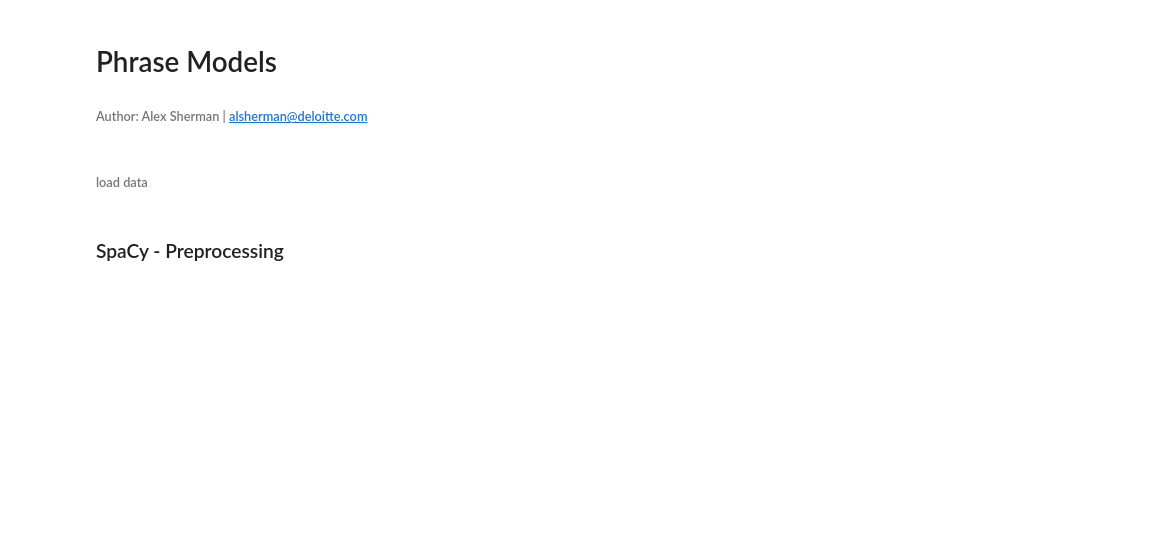
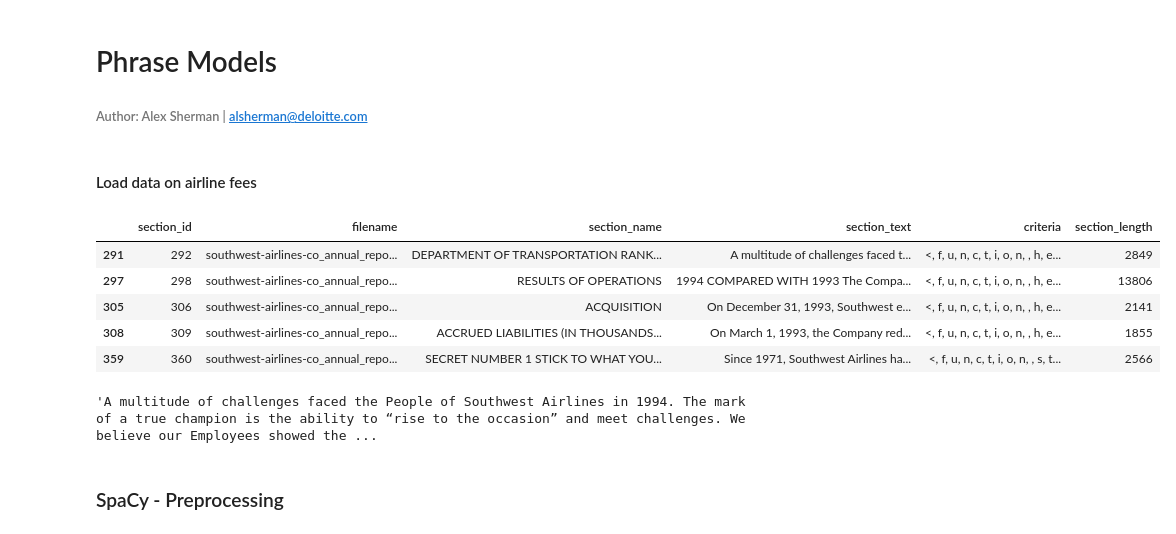
Before and after one commit to Alexjmsherman/nlp_practicum_original, a Jupyter notebook: lessons/lesson8_topic_models/Phrase Models.ipynb, the cells around one changed output. Drawn from its saved outputs; the diff is of its cells as text; code cells hidden in the pictures; blank space fills up the shorter version.

```diff
--- a/lessons/lesson8_topic_models/Phrase Models.ipynb
+++ b/lessons/lesson8_topic_models/Phrase Models.ipynb
@@ -22,2 +14,0 @@ GENSIM_CORPUS_PATH = config['NLP']['GENSIM_CORPUS_PATH']
-# %% [markdown]
-###### load data
@@ -24,10 +24,28 @@ GENSIM_CORPUS_PATH = config['NLP']['GENSIM_CORPUS_PATH']
+# %% [markdown]
+#### Load data on airline fees
 # %%
 engine = create_engine(DB_PATH)
 df = pd.read_sql("SELECT * FROM Sections", con=engine)
 
+# the annual report from 1992 was scanned in poor quality
+# and the text was not legible
+df = df[df.filename != 'southwest-airlines-co_annual_report_1992.docx']
+
 # filter to relevant sections
 df = df[df['section_text'].str.contains('fee')][0:50]
-text = ' '.join([section for section in df['section_text']])
+df.head()
+# %% [output]
+|  | section_id | filename | section_name | section_text | criteria | section_length |
+| 291 | 292 | southwest-airlines-co_annual_repo... | DEPARTMENT OF TRANSPORTATION RANK... | A multitude of challenges faced t... | <, f, u, n, c, t, i, o, n, , h, e... | 2849 |
+| 297 | 298 | southwest-airlines-co_annual_repo... | RESULTS OF OPERATIONS | 1994 COMPARED WITH 1993 The Compa... | <, f, u, n, c, t, i, o, n, , h, e... | 13806 |
+| 305 | 306 | southwest-airlines-co_annual_repo... | ACQUISITION | On December 31, 1993, Southwest e... | <, f, u, n, c, t, i, o, n, , h, e... | 2141 |
+| 308 | 309 | southwest-airlines-co_annual_repo... | ACCRUED LIABILITIES (IN THOUSANDS... | On March 1, 1993, the Company red... | <, f, u, n, c, t, i, o, n, , h, e... | 1855 |
+| 359 | 360 | southwest-airlines-co_annual_repo... | SECRET NUMBER 1 STICK TO WHAT YOU... | Since 1971, Southwest Airlines ha... | <, f, u, n, c, t, i, o, n, , s, t... | 2566 |
+# %%
+text = ' '.join([section for section in df['section_text'].values[0:1]])
+text[0:300]
+# %% [output]
+'A multitude of challenges faced the People of Southwest Airlines in 1994. The mark of a true champion is the ability to “rise to the occasion” and meet challenges. We believe our Employees showed the ...
 # %% [markdown]
 ### SpaCy - Preprocessing
 # %%
```
Also changed, not shown: parts of 14 cells of this notebook, 4 other files.
